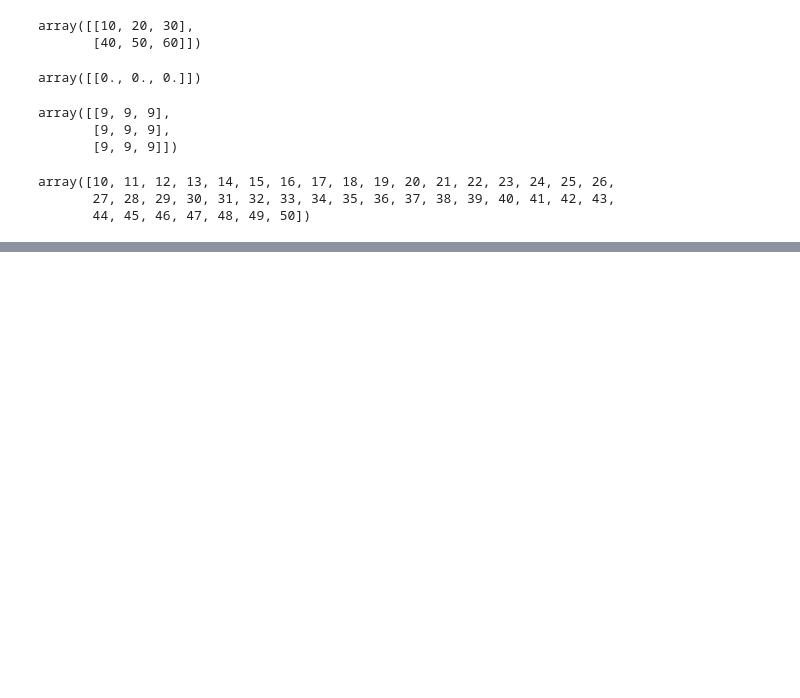
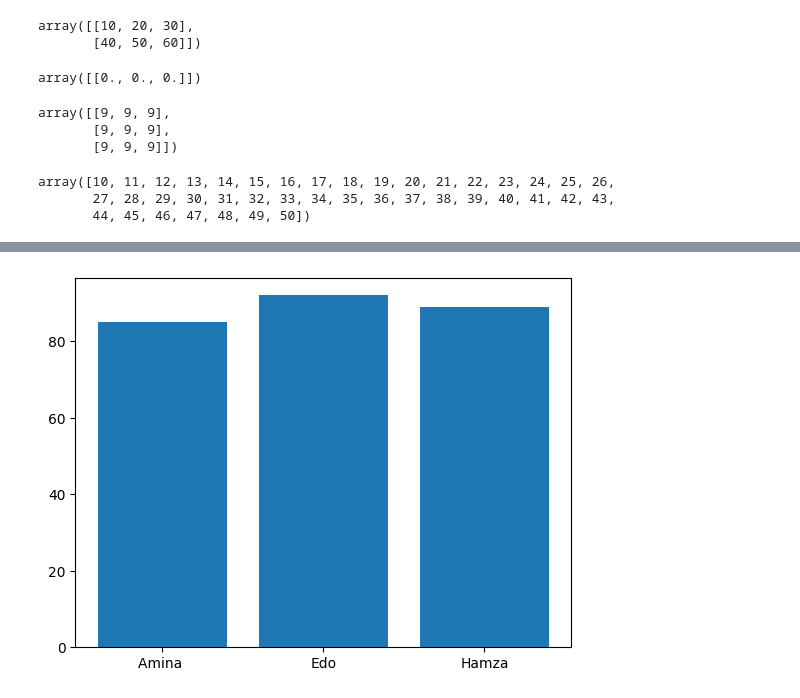
Before and after one commit to aminase/python-data-analysis, a Jupyter notebook: home.ipynb, the cells around one changed output, grey strips where cells are left out. Saved outputs shown, nothing was run; the diff lists cells and outputs as text; code cells hidden in the pictures; blank space fills up the shorter version.

```diff
--- a/home.ipynb
+++ b/home.ipynb
@@ -532,0 +594,11 @@ s1 = pd.Series([1,2,3,4,5])
+# %%
+## BAR PLOT (WITH CORRESPONDING DICTIONARY) ##
+student = {"Amina ": 85, "Edo": 92, "Hamza": 89}
+
+names = list(student.keys())
+grades = list(student.values())
+
+plt.bar(names, grades)
+plt.show()
+# %% [output]
+[figure, added]
```
Also changed, not shown: parts of 9 cells of this notebook, 1 other file.
